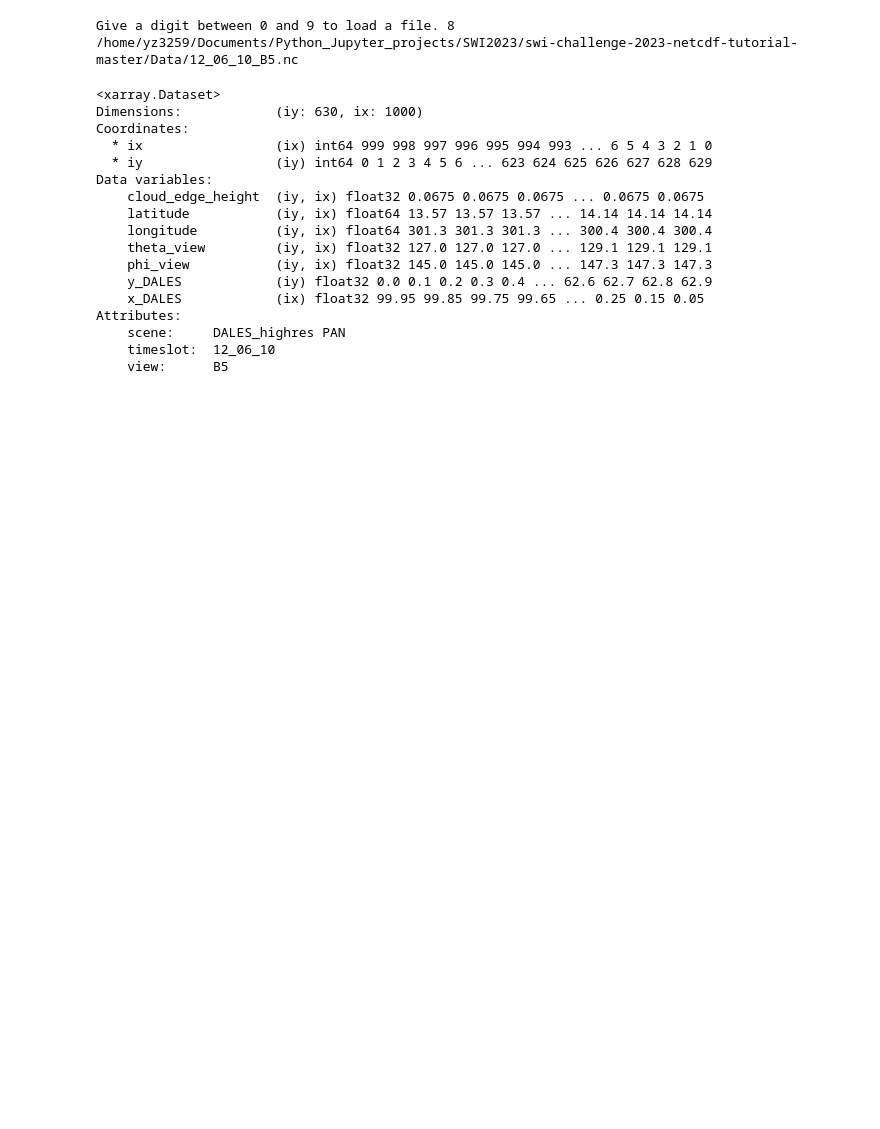
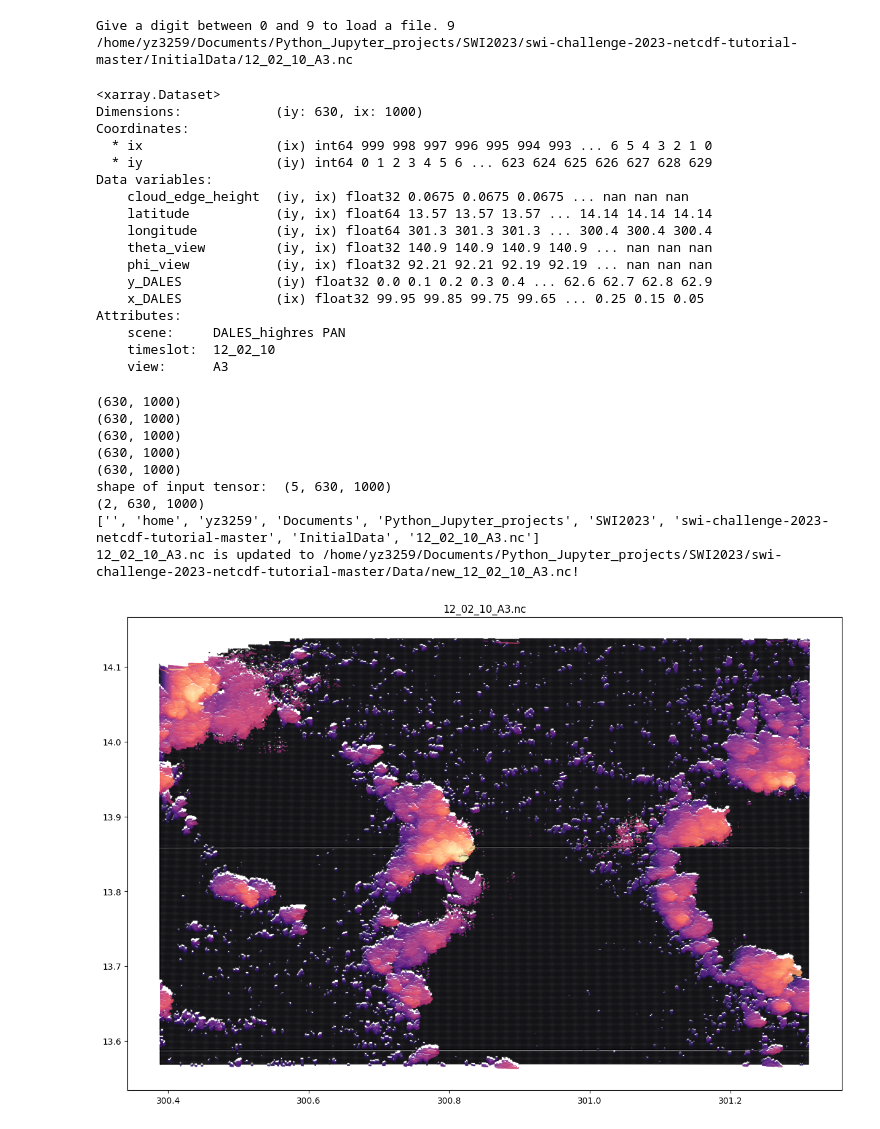
Before and after one commit to yz3259/ESA_Harmony_camera_first, a Jupyter notebook: projection.ipynb, the cells around one changed output. Cells and saved outputs as stored; diff of their text form; code cells hidden in the pictures; blank space fills up the shorter version.

Commit message:
projection is done and saved to new xarray data. But the for loop does not work. There seems some memory leakage problem when using for loop

```diff
--- a/projection.ipynb
+++ b/projection.ipynb
@@ -100,33 +135,51 @@ findaAllFiles(extn ="/*.nc") # 0 to 9 are the following filenames
 # %%
 # let us look at one of our netCDF files, as an example. Let's take the A3 one.
 filenumber = int(input('Give a digit between 0 and 9 to load a file.'))
-filenames =  findaAllFiles(extn ="/*.nc")
-file = filenames[filenumber]
-print(file)
+filenames =  findaAllFiles(folder='/InitialData',extn ="/*.nc")
+filename = filenames[filenumber]
+print(filename)
 # sample_ds = xr.open_dataset("12_02_10_A3.nc", engine="netcdf4")
-sample_ds = xr.load_dataset(file, engine="netcdf4")
+sample_ds = xr.load_dataset(filename, engine="netcdf4")
 # NB: - open_dataset opens lazily and turns the .nc file to read-only until the corresp. ds has been .closed().
 #     - load_dataset loads all the .nc contents into memory closes the .nc file immediately after.
 
 # info for that xr.Dataset:
 display(sample_ds)
+
+# extrac data from xarray to numpy array
+input_tensor = extract_tensor(sample_ds) # (5,630,1000) tensor: from bottom to top lat, lons, heights, theta, phi
+# projection transform
+output_tensor = imageTransform(input_tensor)
+scatterPlot(output_tensor,input_tensor,filename)
+# update the xarray:
+update_xarray(sample_ds,output_tensor,filename,folder="/Data")
 # %% [output]
-Give a digit between 0 and 9 to load a file. 8
-/home/yz3259/Documents/Python_Jupyter_projects/SWI2023/swi-challenge-2023-netcdf-tutorial-master/Data/12_06_10_B5.nc
+Give a digit between 0 and 9 to load a file. 9
+/home/yz3259/Documents/Python_Jupyter_projects/SWI2023/swi-challenge-2023-netcdf-tutorial-master/InitialData/12_02_10_A3.nc
 <xarray.Dataset>
 Dimensions:            (iy: 630, ix: 1000)
 Coordinates:
   * ix                 (ix) int64 999 998 997 996 995 994 993 ... 6 5 4 3 2 1 0
   * iy                 (iy) int64 0 1 2 3 4 5 6 ... 623 624 625 626 627 628 629
 Data variables:
-    cloud_edge_height  (iy, ix) float32 0.0675 0.0675 0.0675 ... 0.0675 0.0675
+    cloud_edge_height  (iy, ix) float32 0.0675 0.0675 0.0675 ... nan nan nan
     latitude           (iy, ix) float64 13.57 13.57 13.57 ... 14.14 14.14 14.14
     longitude          (iy, ix) float64 301.3 301.3 301.3 ... 300.4 300.4 300.4
-    theta_view         (iy, ix) float32 127.0 127.0 127.0 ... 129.1 129.1 129.1
-    phi_view           (iy, ix) float32 145.0 145.0 145.0 ... 147.3 147.3 147.3
+    theta_view         (iy, ix) float32 140.9 140.9 140.9 140.9 ... nan nan nan
+    phi_view           (iy, ix) float32 92.21 92.21 92.19 92.19 ... nan nan nan
     y_DALES            (iy) float32 0.0 0.1 0.2 0.3 0.4 ... 62.6 62.7 62.8 62.9
     x_DALES            (ix) float32 99.95 99.85 99.75 99.65 ... 0.25 0.15 0.05
 Attributes:
     scene:     DALES_highres PAN
-    timeslot:  12_06_10
-    view:      B5
+    timeslot:  12_02_10
+    view:      A3
+(630, 1000)
+(630, 1000)
+(630, 1000)
+(630, 1000)
+(630, 1000)
+shape of input tensor:  (5, 630, 1000)
+(2, 630, 1000)
+['', 'home', 'yz3259', 'Documents', 'Python_Jupyter_projects', 'SWI2023', 'swi-challenge-2023-netcdf-tutorial-master', 'InitialData', '12_02_10_A3.nc']
+12_02_10_A3.nc is updated to /home/yz3259/Documents/Python_Jupyter_projects/SWI2023/swi-challenge-2023-netcdf-tutorial-master/Data/new_12_02_10_A3.nc!
+[figure, added]
```
Also changed, not shown: parts of 9 cells of this notebook.
